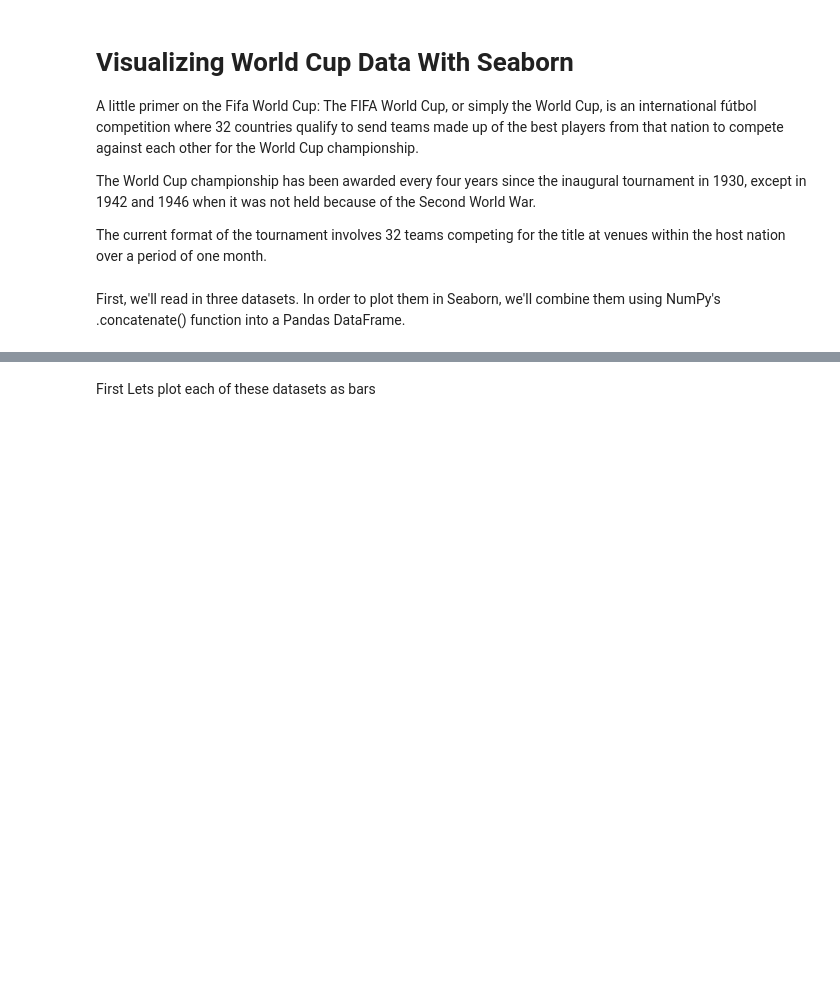
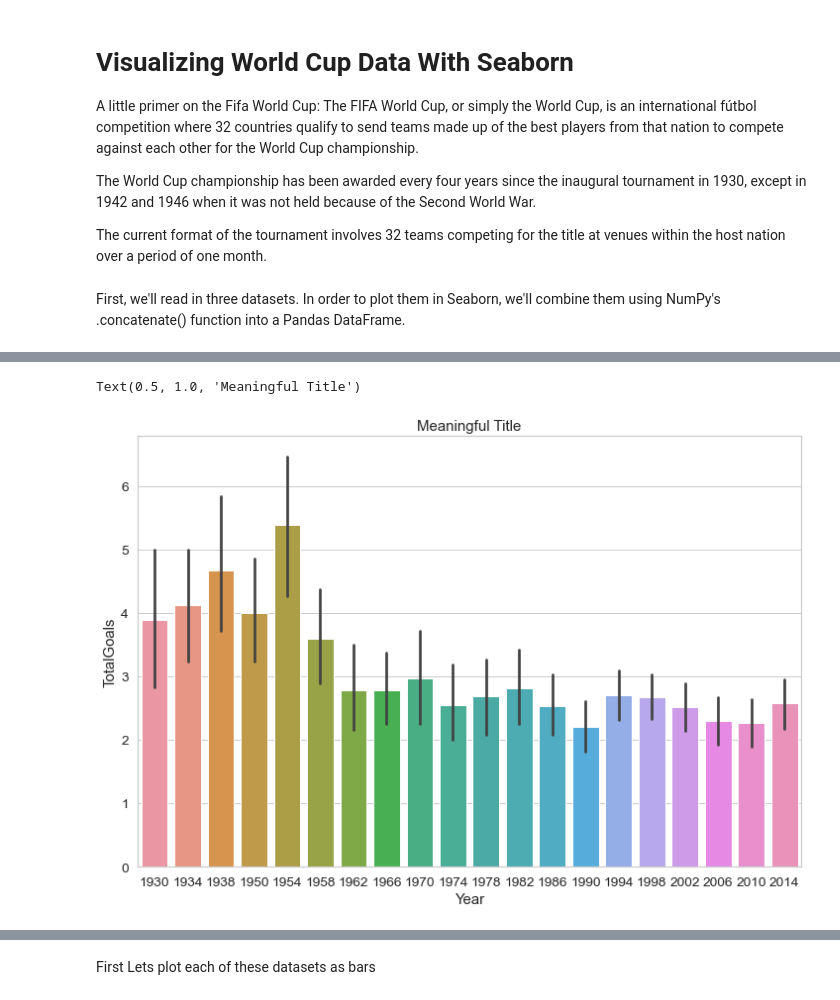
Before and after one commit to arpitran/Codeacademy, a Jupyter notebook: Introduction to Seaborn/Visualizing WorldCup Data with Seaborn.ipynb, the cells around one changed output, grey strips where cells are left out. Saved outputs shown, nothing was run; the diff lists cells and outputs as text; code cells hidden in the pictures; blank space fills up the shorter version.

```diff
--- a/Introduction to Seaborn/Visualizing WorldCup Data with Seaborn.ipynb
+++ b/Introduction to Seaborn/Visualizing WorldCup Data with Seaborn.ipynb
@@ -44,0 +52,3 @@ print(df.to_markdown())
+# %%
+df["TotalGoals"]=df["Home Team Goals"]+df["Away Team Goals"]
+display(df.head())
@@ -44,0 +63,9 @@ print(df.to_markdown())
+# %%
+sns.set_style("whitegrid")
+sns.set_context("notebook",font_scale=1.25)
+f, ax = plt.subplots(figsize=(12, 8))
+ax = sns.barplot(data=df,x="Year",y="TotalGoals")
+ax.set_title("Meaningful Title")
+# %% [output]
+Text(0.5, 1.0, 'Meaningful Title')
+[figure, added]
```
Also changed, not shown: parts of 5 cells of this notebook, 1 other file.
